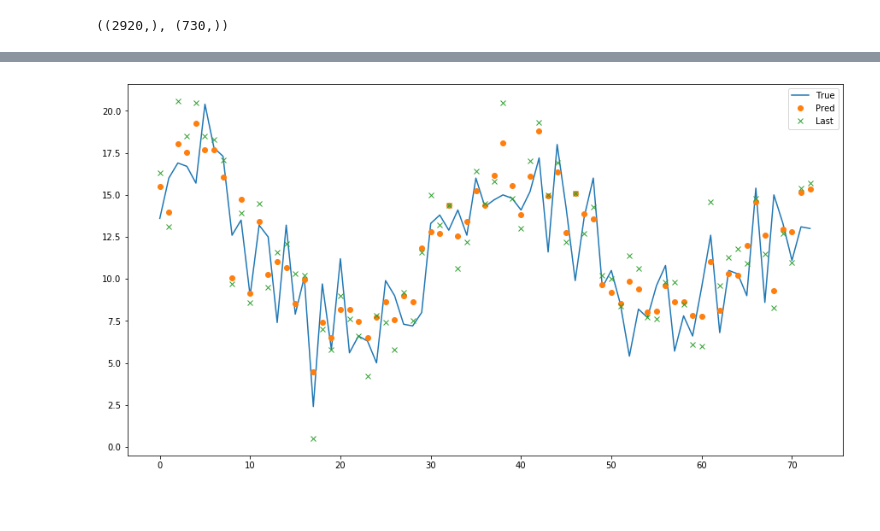
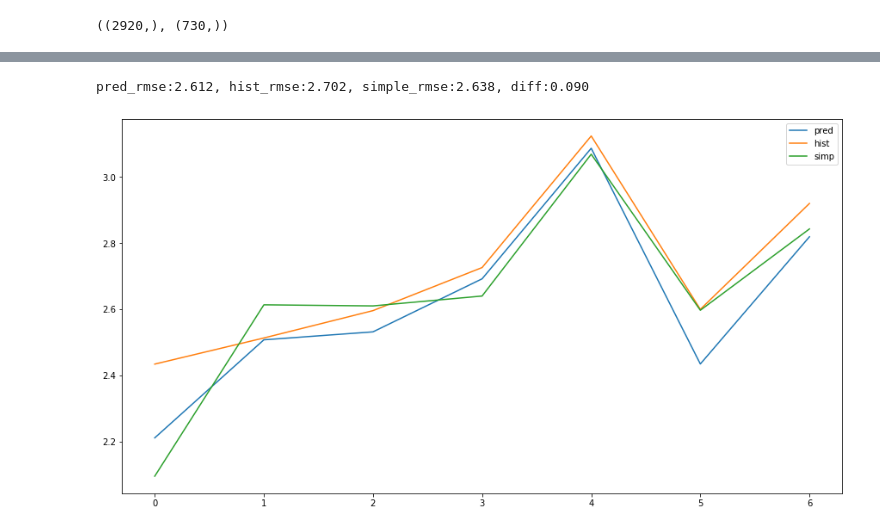
Before and after one commit to amansinclair/ml, a Jupyter notebook: ml/Melbourne.ipynb, the cells around one changed output, grey strips where cells are left out. Drawn from its saved outputs; the diff is of its cells as text; code cells hidden in the pictures; blank space fills up the shorter version.

```diff
--- a/ml/Melbourne.ipynb
+++ b/ml/Melbourne.ipynb
@@ -116,9 +144,32 @@ scaled_true = (y_test * std_temp) + mean_temp
+# %%
+def RMSE(true, preds):
+    scaled_true = (true * std_temp) + mean_temp
+    scaled_preds = (preds* std_temp) + mean_temp
+    daily_rmse = (((scaled_true - scaled_preds)**2).mean(dim=0)**0.5)
+    return daily_rmse, daily_rmse.mean().item()
+# %%
+def predict_last(X):
+    return X[:,-PREDICT_PERIOD:]
+# %%
+def simple_pred(X):
+    hist = X[:,-PREDICT_PERIOD:]
+    guess = np.repeat(X[:,-PREDICT_PERIOD - 1], PREDICT_PERIOD).reshape(-1, PREDICT_PERIOD)
+    return (hist + guess) / 2
+# %%
+net_preds = net(x_test)
+hist_preds = predict_last(x_test)
+simp_preds = simple_pred(x_test)
 # %%
+net_daily_acc, net_acc = RMSE(y_test, net_preds)
+hist_daily_acc, hist_acc = RMSE(y_test, hist_preds)
+simple_daily_acc, simple_acc = RMSE(y_test, simp_preds)
+print(f"pred_rmse:{net_acc:.3f}, hist_rmse:{hist_acc:.3f}, simple_rmse:{simple_acc:.3f}, diff:{abs(net_acc - hist_acc):.3f}")
 plt.figure(figsize=(15, 8))
-plt.plot(scaled_true.detach().numpy(), label="True")
-plt.plot(scaled_preds.detach().numpy(), "o", label="Pred")
-plt.plot(scaled_last.detach().numpy(), "x", label="Last")
+plt.plot(net_daily_acc.detach().numpy(), label="pred")
+plt.plot(hist_daily_acc.detach().numpy(), label="hist")
+plt.plot(simple_daily_acc.detach().numpy(), label="simp")
 plt.legend()
 plt.show()
 # %% [output]
+pred_rmse:2.612, hist_rmse:2.702, simple_rmse:2.638, diff:0.090
-[figure, old version]
+[figure, new version]
```
Also changed, not shown: parts of 34 cells of this notebook, 1 other file.
